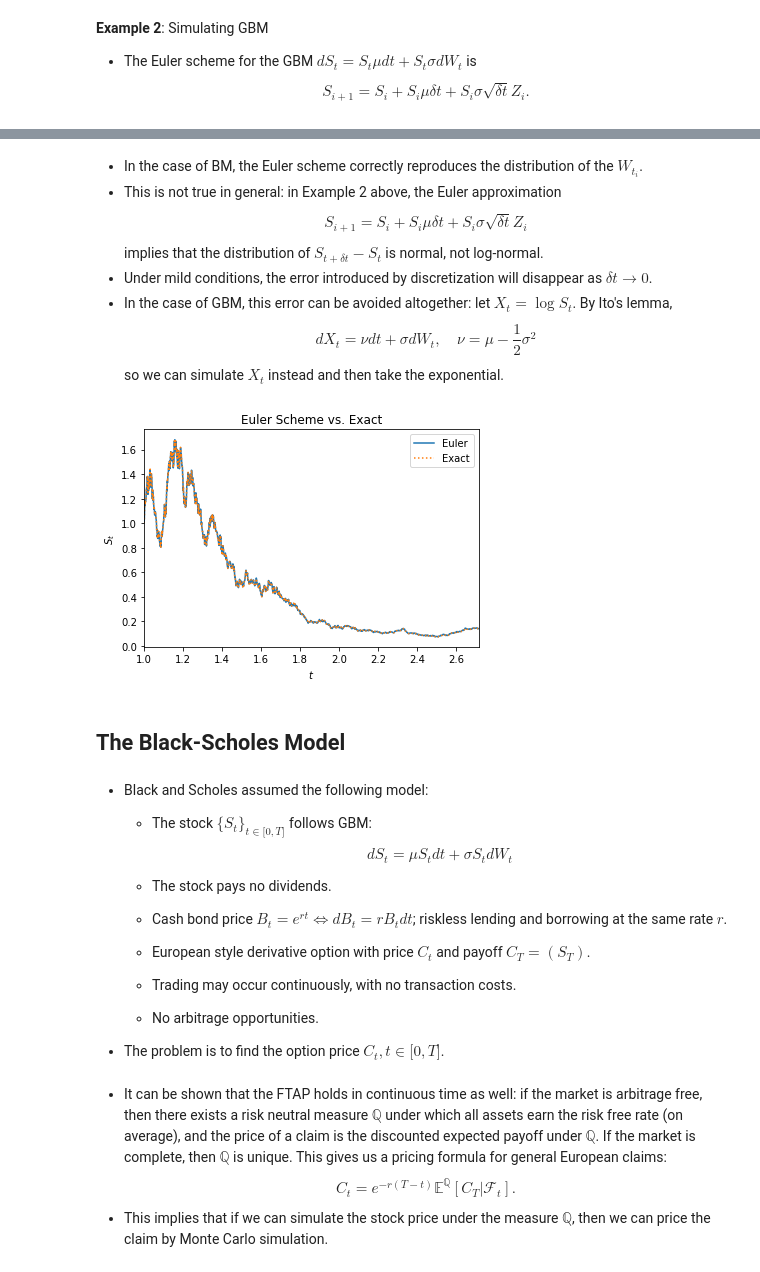
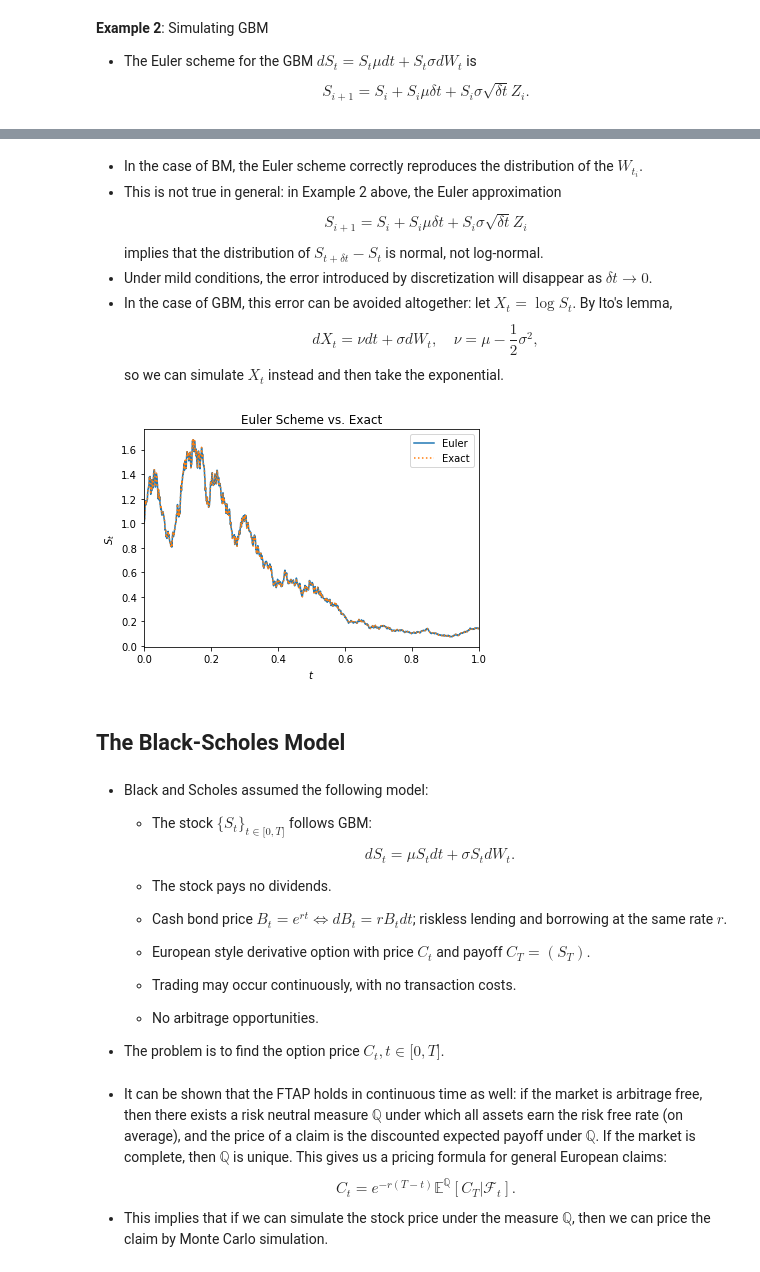
Before and after one commit to s-broda/ComputationalFinance, a Jupyter notebook: slides/week5.ipynb, the cells around one changed output, grey strips where cells are left out. Cells and saved outputs as stored; diff of their text form; code cells hidden in the pictures.

```diff
--- a/slides/week5.ipynb
+++ b/slides/week5.ipynb
@@ -249,22 +250,13 @@ $$
 S_{i+1}=S_i+S_i \mu \delta t + S_i \sigma \sqrt{\delta t} Z_i.
 $$
 # %%
-from numba import jit
-@jit
-def gbmsim(T, N, S0=1, mu=0, sigma=1, seed=0):
+def gbmsim(T, N, S0=1, mu=0, sigma=1):
     "Simulate a Geometric Brownian motion path."
     deltaT=float(T)/N
     tvec=np.linspace(0, T, N+1)
-    np.random.seed(seed) #Note: with jit-compiled functions, the RNG must be seeded INSIDE the compiled code
-    z=np.random.randn(N+1) #one more than we need. keeps it comparable to bmsim
-    S=np.zeros(N+1)
+    z=np.random.randn(N+1) #again one more than we need. keeps it comparable to bmsim
+    S=np.zeros_like(z)
     S[0]=S0
-    for j in xrange(0, N): #Note: we can no longer vectorize this, because S[j] is needed for S[j+1]
+    for j in xrange(0, N): #Note: we can no longer vectorize this, because S[:, j] is needed for S[:, j+1]
         S[j+1]=S[j]+mu*S[j]*deltaT+sigma*S[j]*np.sqrt(deltaT)*z[j+1]
     return tvec, S
-tvec, S=gbmsim(1, 1000)
-S=pd.Series(S, index=tvec)
-S.plot()
-plt.title('Simulated Geometric Brownian Motion Path')
-plt.xlabel("$t$"); plt.ylabel("$S_t$");
-plt.savefig("img/GBMpath.svg"); plt.close()
@@ -281,32 +281,33 @@ implies that the distribution of $S_{t+\delta t}-S_t$ is normal, not log-normal.
 * Under mild conditions, the error introduced by discretization will disappear as $\delta t\rightarrow 0$.
 * In the case of GBM, this error can be avoided altogether: let $X_t=\log S_t$. By Ito's lemma,
 $$
-dX_t  =  \nu dt + \sigma dW_t, \quad \nu=\mu-\frac{1}{2}\sigma^2
+dX_t  =  \nu dt + \sigma dW_t, \quad \nu=\mu-\frac{1}{2}\sigma^2,
 $$
 so we can simulate $X_t$ instead and then take the exponential.
 # %%
 N=1000 #try changing N to 100, then 10.
+np.random.seed(0)
 tvec, S1=gbmsim(1, N)
-#note that we're using the same random seed here, otherwise we'd get different paths.
-np.random.seed(0)
-tvec, S2=np.exp(bmsim(1, N, 0, -.5))
+np.random.seed(0)#use the same seed, otherwise we'd get different paths.
+tvec, X=bmsim(1, N, 0, -.5)
+S2=np.exp(X)
 S1=pd.Series(S1, index=tvec)
 S2=pd.Series(S2, index=tvec)
 S1.plot()
 S2.plot(linestyle=":")
 plt.title("Euler Scheme vs. Exact")
 plt.xlabel("$t$")
 plt.ylabel("$S_t$")
 plt.legend(["Euler", "Exact"]);
 # %% [output]
-[figure, old version]
+[figure, new version]
 # %% [markdown]
 ## The Black-Scholes Model
 # %% [markdown]
 * Black and Scholes assumed the following model:
   * The stock $\{S_{t}\}_{t\in \lbrack 0,T]}$ follows GBM:
 $$
-dS_{t} =\mu S_{t}dt+\sigma S_{t}dW_{t}
+dS_{t} =\mu S_{t}dt+\sigma S_{t}dW_{t}.
 $$
 
   * The stock pays no dividends.
```
Also changed, not shown: parts of 33 cells of this notebook, 6 other files.
